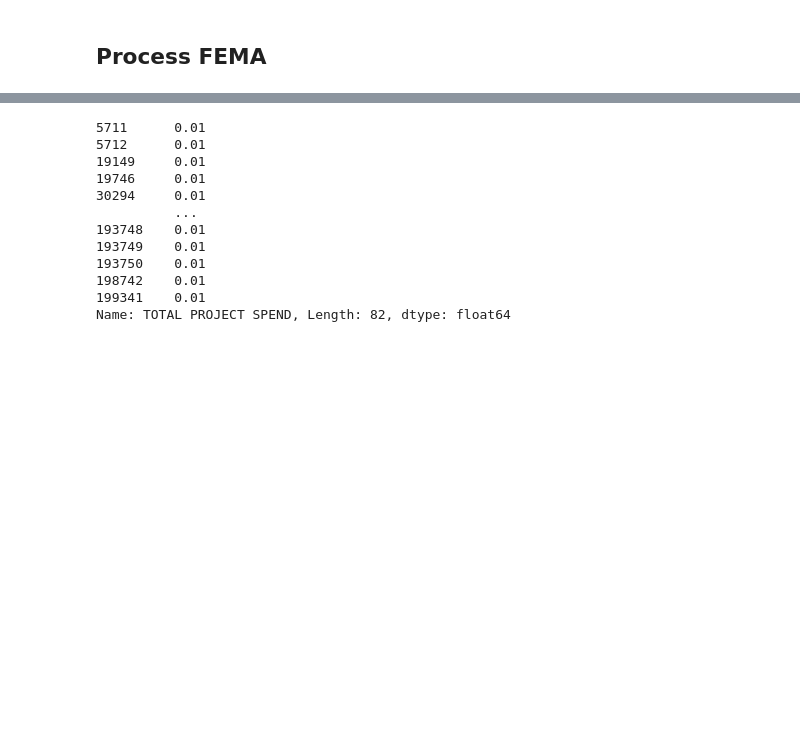
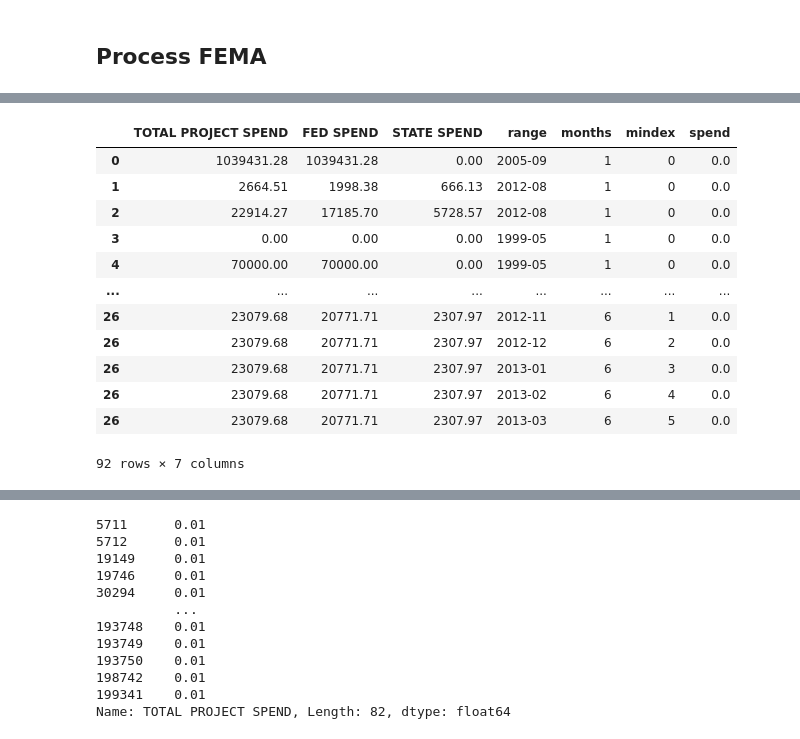
Before and after one commit to hmobley/environment, a Jupyter notebook: fema.ipynb, the cells around one changed output, grey strips where cells are left out. Saved outputs shown, nothing was run; the diff lists cells and outputs as text; code cells hidden in the pictures; blank space fills up the shorter version.

```diff
--- a/fema.ipynb
+++ b/fema.ipynb
@@ -294 +336,39 @@ dffema_len = len(dffema)
+# %%
+#dffema = dffema_orig.copy()
+# add range column (list of n months from start to end, formate YYYY-MM)
+dt1 = pd.to_datetime(dffema["START MO"].astype(str) + " " \
+                           + dffema["START YR"].astype(str))
+dt2 = pd.to_datetime(dffema["END MO"].astype(str) + " " \
+                           + dffema["END YR"].astype(str)) + MonthEnd(0)
+dffema["range"] = [pd.date_range(a, b, freq='M').strftime("%Y-%m").tolist() for a, b in zip(dt1, dt2)]
+
+# add months column (n, single number per row, not a list)
+dffema["months"] = dffema["range"].apply(len)
+
+# add mindex column (0 to n-1)
+dffema["mindex"] = dffema["months"].apply(np.arange)
+
+# add spend column (list of n 0.0's, placeholder for the calculated spend later
+dffema["spend"] = dffema["months"].apply(np.zeros)
+
+# drop all but the above 4 columns + index
+dffema = dffema.drop(["FUND SOURCE","TYPE","COUNTY","STATE","START YR","START MO","END YR","END MO","NUMBER OF MONTHS"],axis=1)
+
+# explode date, index and spend (each is a list with n elements)
+dffema = dffema.explode(["range","mindex","spend"])
+display(dffema)
+# %% [output]
+|  | TOTAL PROJECT SPEND | FED SPEND | STATE SPEND | range | months | mindex | spend |
+| 0 | 1039431.28 | 1039431.28 | 0.00 | 2005-09 | 1 | 0 | 0.0 |
+| 1 | 2664.51 | 1998.38 | 666.13 | 2012-08 | 1 | 0 | 0.0 |
+| 2 | 22914.27 | 17185.70 | 5728.57 | 2012-08 | 1 | 0 | 0.0 |
+| 3 | 0.00 | 0.00 | 0.00 | 1999-05 | 1 | 0 | 0.0 |
+| 4 | 70000.00 | 70000.00 | 0.00 | 1999-05 | 1 | 0 | 0.0 |
+| ... | ... | ... | ... | ... | ... | ... | ... |
+| 26 | 23079.68 | 20771.71 | 2307.97 | 2012-11 | 6 | 1 | 0.0 |
+| 26 | 23079.68 | 20771.71 | 2307.97 | 2012-12 | 6 | 2 | 0.0 |
+| 26 | 23079.68 | 20771.71 | 2307.97 | 2013-01 | 6 | 3 | 0.0 |
+| 26 | 23079.68 | 20771.71 | 2307.97 | 2013-02 | 6 | 4 | 0.0 |
+| 26 | 23079.68 | 20771.71 | 2307.97 | 2013-03 | 6 | 5 | 0.0 |
+92 rows × 7 columns
 # %%
```
Also changed, not shown: parts of 16 cells of this notebook.
